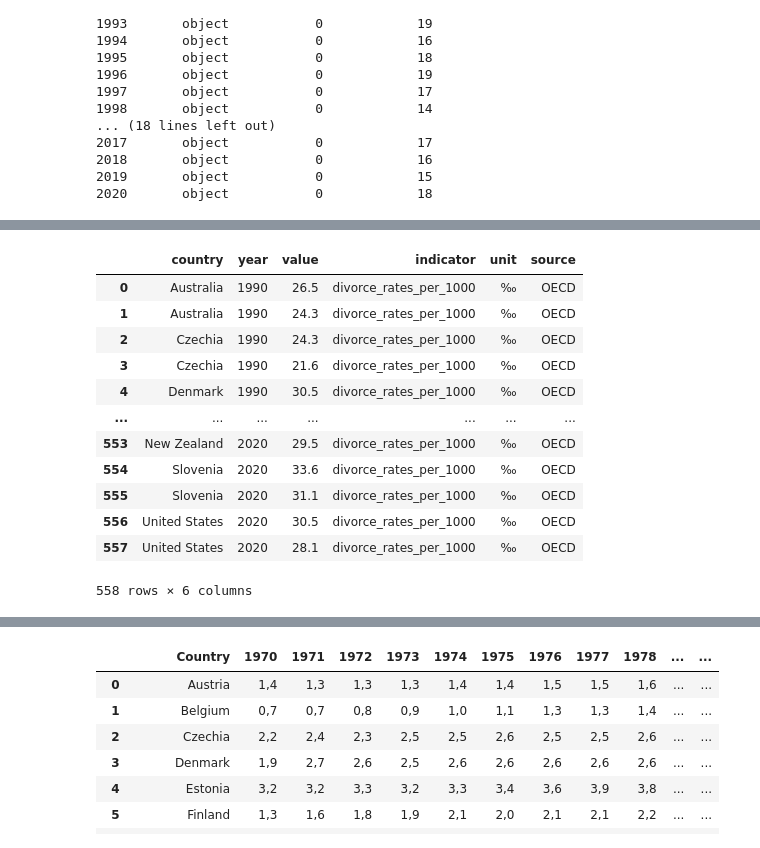
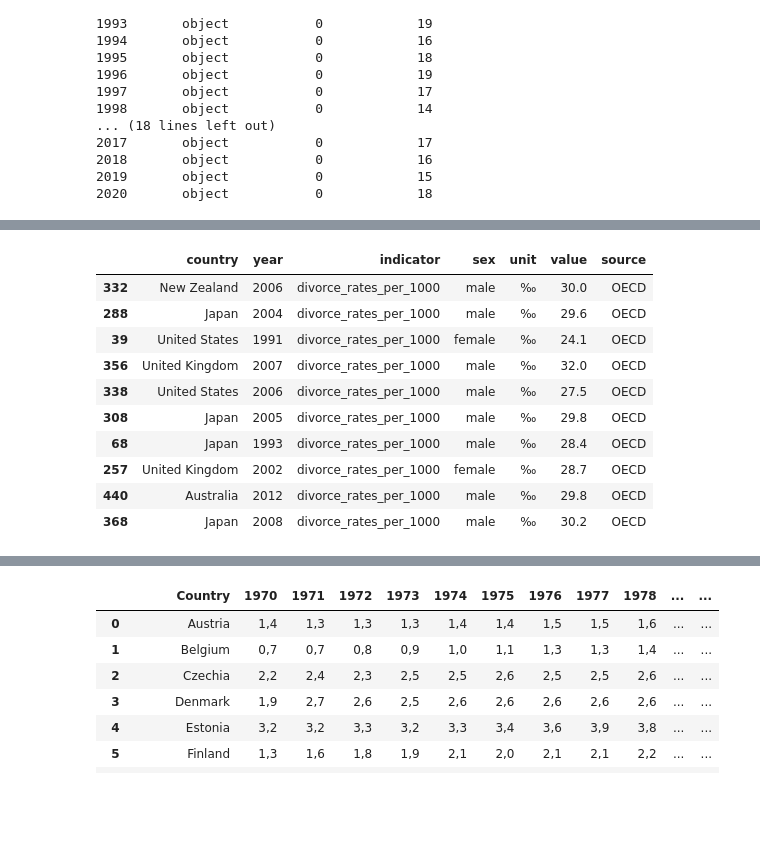
Before and after one commit to YkslB/marriage_statistics, a Jupyter notebook: scripts/Cleaning.ipynb, the cells around one changed output, grey strips where cells are left out. Drawn from its saved outputs; the diff is of its cells as text; code cells hidden in the pictures; blank space fills up the shorter version.

```diff
--- a/scripts/Cleaning.ipynb
+++ b/scripts/Cleaning.ipynb
@@ -2499,34 +2487,44 @@ gender     object           0             2
 # %%
-# Identify columns
-id_cols = [c for c in ['country','category','sex'] if c in df_21_1.columns]
-year_cols = [c for c in df_21_1.columns if re.fullmatch(r'\d{4}', c)]
+# 1) Gender -> sex
+df_21_1.columns = df_21_1.columns.astype(str).str.strip()
+df_21_1.rename(columns={'Gender':'sex','gender':'sex'}, inplace=True)
+df_21_1['sex'] = df_21_1['sex'].astype(str).str.strip().str.lower()
 
-# Melt wide → long
-df_21_1 = df_21_1.melt(id_vars=id_cols, value_vars=year_cols,
-                       var_name='year', value_name='value')
+# 2) Year columns
+year_cols = [c for c in df_21_1.columns if re.fullmatch(r'\d{4}', str(c))]
 
-# Fix dtypes
-df_21_1['year'] = df_21_1['year'].astype(int)
+# 3) Wide -> Long (keep sex)
+df_21_1 = df_21_1.melt(
+    id_vars=[c for c in ['country','sex'] if c in df_21_1.columns],
+    value_vars=year_cols,
+    var_name='year',
+    value_name='value'
+)
+
+# 4) Types
+df_21_1['year']  = df_21_1['year'].astype(int)
 df_21_1['value'] = pd.to_numeric(df_21_1['value'], errors='coerce')
-df_21_1 = df_21_1.dropna(subset=['value'])
+df_21_1.dropna(subset=['value'], inplace=True)
 
-# Add required columns
+# 5) Metadata
 df_21_1['indicator'] = 'divorce_rates_per_1000'
-df_21_1['unit'] = '‰'
-df_21_1['source'] = 'OECD'
+df_21_1['unit']      = '‰'
+df_21_1['source']    = 'OECD'
 
-df_21_1
+
+# 7) Final columns (only those that exist)
+final_cols = [c for c in ['country','year','indicator','sex','unit','value','source'] if c in df_21_1.columns]
+df_21_1 = df_21_1[final_cols]
+df_21_1.sample(10)
 # %% [output]
-|  | country | year | value | indicator | unit | source |
-| 0 | Australia | 1990 | 26.5 | divorce_rates_per_1000 | ‰ | OECD |
-| 1 | Australia | 1990 | 24.3 | divorce_rates_per_1000 | ‰ | OECD |
-| 2 | Czechia | 1990 | 24.3 | divorce_rates_per_1000 | ‰ | OECD |
-| 3 | Czechia | 1990 | 21.6 | divorce_rates_per_1000 | ‰ | OECD |
-| 4 | Denmark | 1990 | 30.5 | divorce_rates_per_1000 | ‰ | OECD |
-| ... | ... | ... | ... | ... | ... | ... |
-| 553 | New Zealand | 2020 | 29.5 | divorce_rates_per_1000 | ‰ | OECD |
-| 554 | Slovenia | 2020 | 33.6 | divorce_rates_per_1000 | ‰ | OECD |
-| 555 | Slovenia | 2020 | 31.1 | divorce_rates_per_1000 | ‰ | OECD |
-| 556 | United States | 2020 | 30.5 | divorce_rates_per_1000 | ‰ | OECD |
-| 557 | United States | 2020 | 28.1 | divorce_rates_per_1000 | ‰ | OECD |
+|  | country | year | indicator | sex | unit | value | source |
+| 332 | New Zealand | 2006 | divorce_rates_per_1000 | male | ‰ | 30.0 | OECD |
+| 288 | Japan | 2004 | divorce_rates_per_1000 | male | ‰ | 29.6 | OECD |
+| 39 | United States | 1991 | divorce_rates_per_1000 | female | ‰ | 24.1 | OECD |
+| 356 | United Kingdom | 2007 | divorce_rates_per_1000 | male | ‰ | 32.0 | OECD |
+| 338 | United States | 2006 | divorce_rates_per_1000 | male | ‰ | 27.5 | OECD |
+| 308 | Japan | 2005 | divorce_rates_per_1000 | male | ‰ | 29.8 | OECD |
+| 68 | Japan | 1993 | divorce_rates_per_1000 | male | ‰ | 28.4 | OECD |
+| 257 | United Kingdom | 2002 | divorce_rates_per_1000 | female | ‰ | 28.7 | OECD |
+| 440 | Australia | 2012 | divorce_rates_per_1000 | male | ‰ | 29.8 | OECD |
+| 368 | Japan | 2008 | divorce_rates_per_1000 | male | ‰ | 30.2 | OECD |
-558 rows × 6 columns
```
Also changed, not shown: parts of 48 cells of this notebook, 6 other files.
